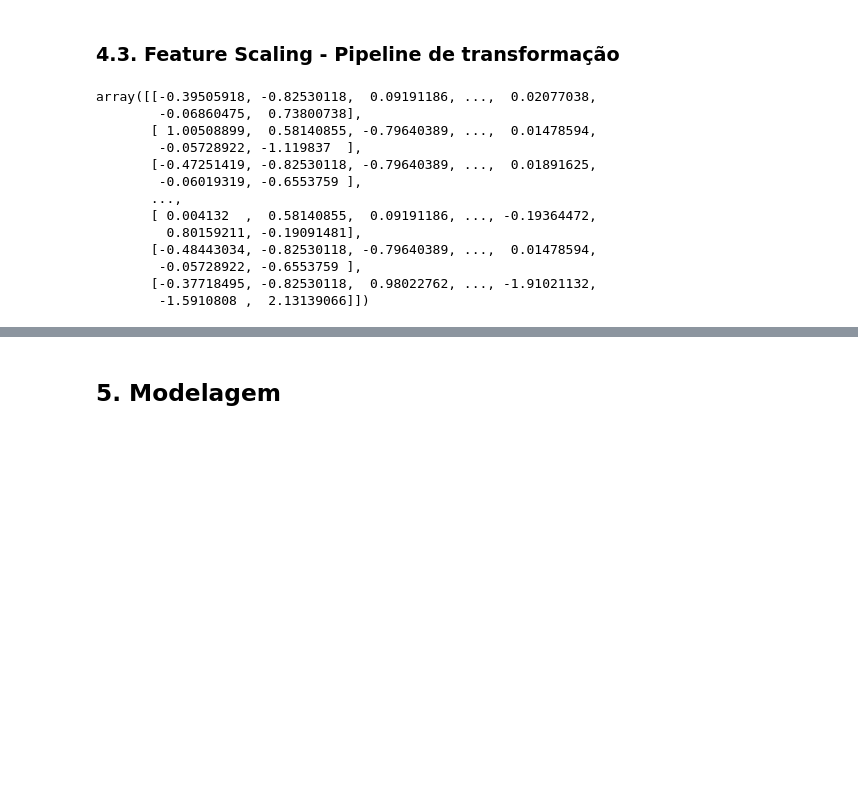
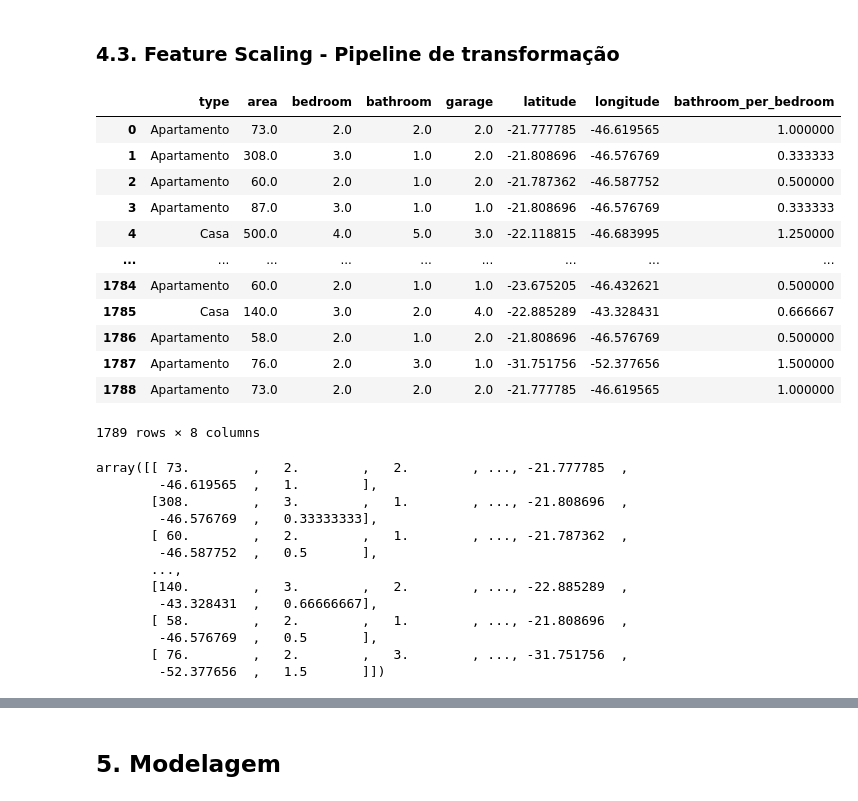
Before and after one commit to VanessaSwerts/imovel-data, a Jupyter notebook: src/model/property_pricing_predictor.ipynb, the cells around one changed output, grey strips where cells are left out. Saved outputs shown, nothing was run; the diff lists cells and outputs as text; code cells hidden in the pictures; blank space fills up the shorter version.

```diff
--- a/src/model/property_pricing_predictor.ipynb
+++ b/src/model/property_pricing_predictor.ipynb
@@ -593,26 +604,46 @@ array([[1., 0.],
        [1., 0.]])
 # %% [markdown]
 ### 4.3. Feature Scaling - Pipeline de transformação
+# %%
+a_series = pd.Series(['Apartamento', 73.0, 2.0, 2.0, 2.0, -21.777785, -46.619565, 1], index = train_set_df.columns)
+df2 = train_set_df.append(a_series, ignore_index=True)
+df2
+# %% [output]
+|  | type | area | bedroom | bathroom | garage | latitude | longitude | bathroom_per_bedroom |
+| 0 | Apartamento | 73.0 | 2.0 | 2.0 | 2.0 | -21.777785 | -46.619565 | 1.000000 |
+| 1 | Apartamento | 308.0 | 3.0 | 1.0 | 2.0 | -21.808696 | -46.576769 | 0.333333 |
+| 2 | Apartamento | 60.0 | 2.0 | 1.0 | 2.0 | -21.787362 | -46.587752 | 0.500000 |
+| 3 | Apartamento | 87.0 | 3.0 | 1.0 | 1.0 | -21.808696 | -46.576769 | 0.333333 |
+| 4 | Casa | 500.0 | 4.0 | 5.0 | 3.0 | -22.118815 | -46.683995 | 1.250000 |
+| ... | ... | ... | ... | ... | ... | ... | ... | ... |
+| 1784 | Apartamento | 60.0 | 2.0 | 1.0 | 1.0 | -23.675205 | -46.432621 | 0.500000 |
+| 1785 | Casa | 140.0 | 3.0 | 2.0 | 4.0 | -22.885289 | -43.328431 | 0.666667 |
+| 1786 | Apartamento | 58.0 | 2.0 | 1.0 | 2.0 | -21.808696 | -46.576769 | 0.500000 |
+| 1787 | Apartamento | 76.0 | 2.0 | 3.0 | 1.0 | -31.751756 | -52.377656 | 1.500000 |
+| 1788 | Apartamento | 73.0 | 2.0 | 2.0 | 2.0 | -21.777785 | -46.619565 | 1.000000 |
+1789 rows × 8 columns
 # %%
+# Criando uma pipeline de transformação númerica para preencher todos os dados faltantes pela média da coluna e colocar os dados na mesma escala
+
 pipeline_numeric = Pipeline([
   ('imputer', SimpleImputer(strategy="median")),
-  ('std_scaler', StandardScaler())
+  # ('std_scaler', StandardScaler())
 ])
 
 train_set_df_numeric_transformed = pipeline_numeric.fit_transform(train_set_df_numeric)
 train_set_df_numeric_transformed
 # %% [output]
-array([[-0.39505918, -0.82530118,  0.09191186, ...,  0.02077038,
-        -0.06860475,  0.73800738],
-       [ 1.00508899,  0.58140855, -0.79640389, ...,  0.01478594,
-        -0.05728922, -1.119837  ],
-       [-0.47251419, -0.82530118, -0.79640389, ...,  0.01891625,
-        -0.06019319, -0.6553759 ],
+array([[ 73.        ,   2.        ,   2.        , ..., -21.777785  ,
+        -46.619565  ,   1.        ],
+       [308.        ,   3.        ,   1.        , ..., -21.808696  ,
+        -46.576769  ,   0.33333333],
+       [ 60.        ,   2.        ,   1.        , ..., -21.787362  ,
+        -46.587752  ,   0.5       ],
        ...,
-       [ 0.004132  ,  0.58140855,  0.09191186, ..., -0.19364472,
-         0.80159211, -0.19091481],
-       [-0.48443034, -0.82530118, -0.79640389, ...,  0.01478594,
-        -0.05728922, -0.6553759 ],
-       [-0.37718495, -0.82530118,  0.98022762, ..., -1.91021132,
-        -1.5910808 ,  2.13139066]])
+       [140.        ,   3.        ,   2.        , ..., -22.885289  ,
+        -43.328431  ,   0.66666667],
+       [ 58.        ,   2.        ,   1.        , ..., -21.808696  ,
+        -46.576769  ,   0.5       ],
+       [ 76.        ,   2.        ,   3.        , ..., -31.751756  ,
+        -52.377656  ,   1.5       ]])
 # %%
```
Also changed, not shown: parts of 37 cells of this notebook.
